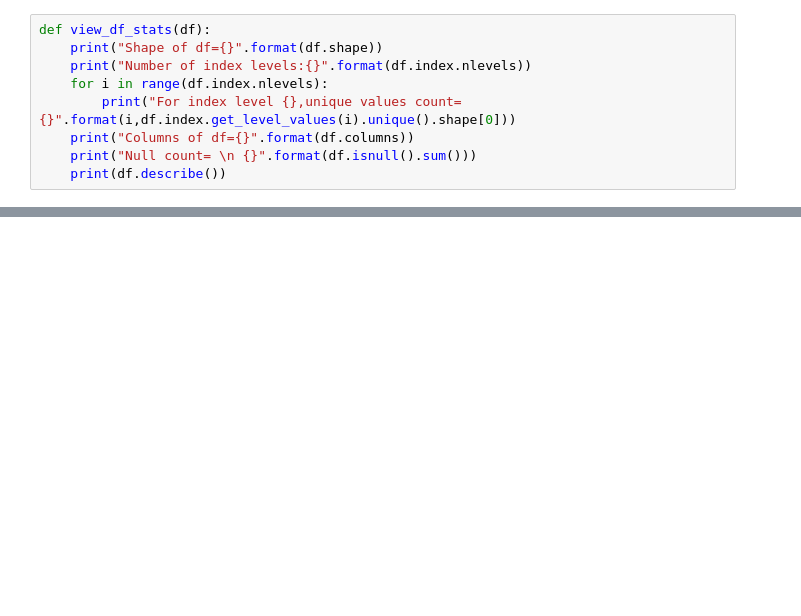
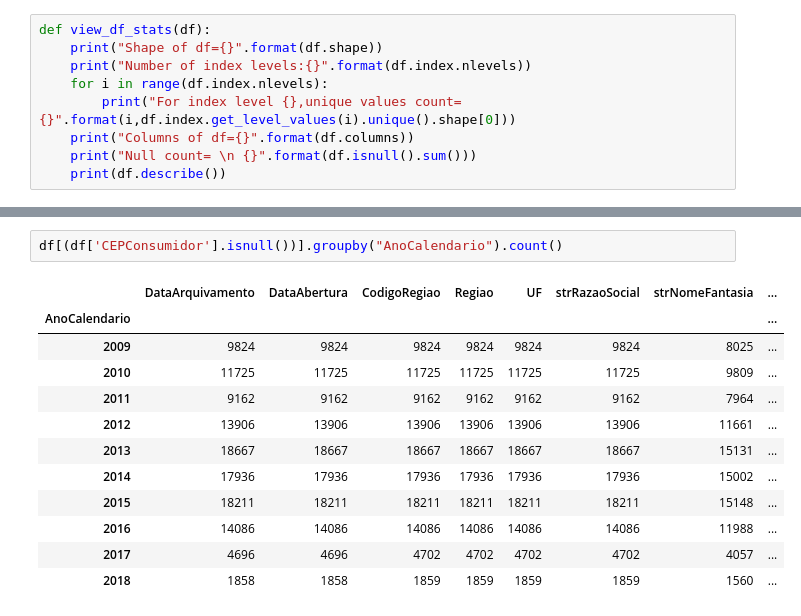
Before and after one commit to FabioVCoelho/Univali, a Jupyter notebook: TCC/src/proconDataset.ipynb, the cells around one changed output, grey strips where cells are left out. Saved outputs shown, nothing was run; the diff lists cells and outputs as text; blank space fills up the shorter version.

```diff
--- a/TCC/src/proconDataset.ipynb
+++ b/TCC/src/proconDataset.ipynb
@@ -55,0 +162,15 @@ https://pandas.pydata.org/docs/reference/api/pandas.DataFrame.plot.bar.html
+# %%
+df[(df['CEPConsumidor'].isnull())].groupby("AnoCalendario").count()
+# %% [output]
+|  | DataArquivamento | DataAbertura | CodigoRegiao | Regiao | UF | strRazaoSocial | strNomeFantasia | ... |
+| AnoCalendario |  |  |  |  |  |  |  | ... |
+| 2009 | 9824 | 9824 | 9824 | 9824 | 9824 | 9824 | 8025 | ... |
+| 2010 | 11725 | 11725 | 11725 | 11725 | 11725 | 11725 | 9809 | ... |
+| 2011 | 9162 | 9162 | 9162 | 9162 | 9162 | 9162 | 7964 | ... |
+| 2012 | 13906 | 13906 | 13906 | 13906 | 13906 | 13906 | 11661 | ... |
+| 2013 | 18667 | 18667 | 18667 | 18667 | 18667 | 18667 | 15131 | ... |
+| 2014 | 17936 | 17936 | 17936 | 17936 | 17936 | 17936 | 15002 | ... |
+| 2015 | 18211 | 18211 | 18211 | 18211 | 18211 | 18211 | 15148 | ... |
+| 2016 | 14086 | 14086 | 14086 | 14086 | 14086 | 14086 | 11988 | ... |
+| 2017 | 4696 | 4696 | 4702 | 4702 | 4702 | 4702 | 4057 | ... |
+| 2018 | 1858 | 1858 | 1859 | 1859 | 1859 | 1859 | 1560 | ... |
```
Also changed, not shown: parts of 29 cells of this notebook, 4 other files.
